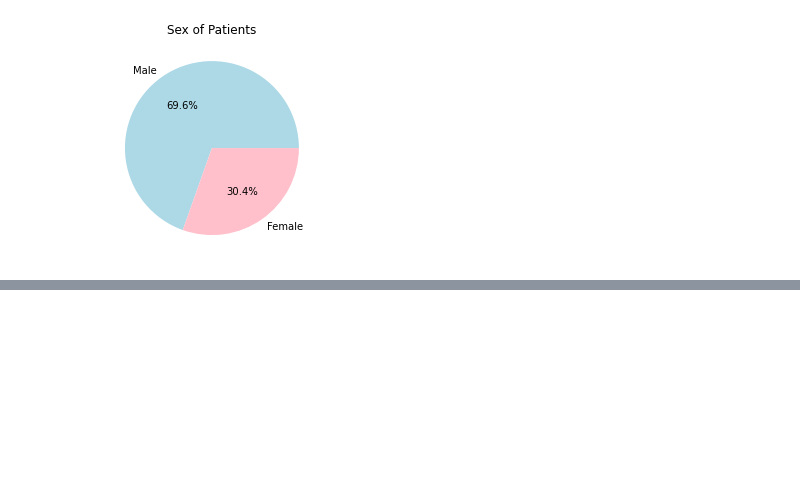
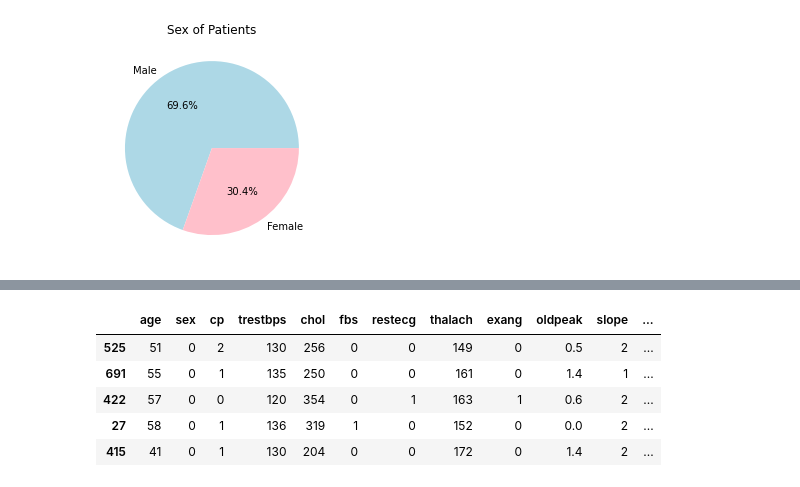
Before and after one commit to twolightsabovethesea/heart-disease, a Jupyter notebook: heart_disease.ipynb, the cells around one changed output, grey strips where cells are left out. Cells and saved outputs as stored; diff of their text form; code cells hidden in the pictures; blank space fills up the shorter version.

```diff
--- a/heart_disease.ipynb
+++ b/heart_disease.ipynb
@@ -178,0 +194,11 @@ plt.show()
+# %%
+female_val = validation_df.loc[validation_df['sex'] == 0]
+
+female_val.head()
+# %% [output]
+|  | age | sex | cp | trestbps | chol | fbs | restecg | thalach | exang | oldpeak | slope | ... |
+| 525 | 51 | 0 | 2 | 130 | 256 | 0 | 0 | 149 | 0 | 0.5 | 2 | ... |
+| 691 | 55 | 0 | 1 | 135 | 250 | 0 | 0 | 161 | 0 | 1.4 | 1 | ... |
+| 422 | 57 | 0 | 0 | 120 | 354 | 0 | 1 | 163 | 1 | 0.6 | 2 | ... |
+| 27 | 58 | 0 | 1 | 136 | 319 | 1 | 0 | 152 | 0 | 0.0 | 2 | ... |
+| 415 | 41 | 0 | 1 | 130 | 204 | 0 | 0 | 172 | 0 | 1.4 | 2 | ... |
```
Also changed, not shown: parts of 12 cells of this notebook.
